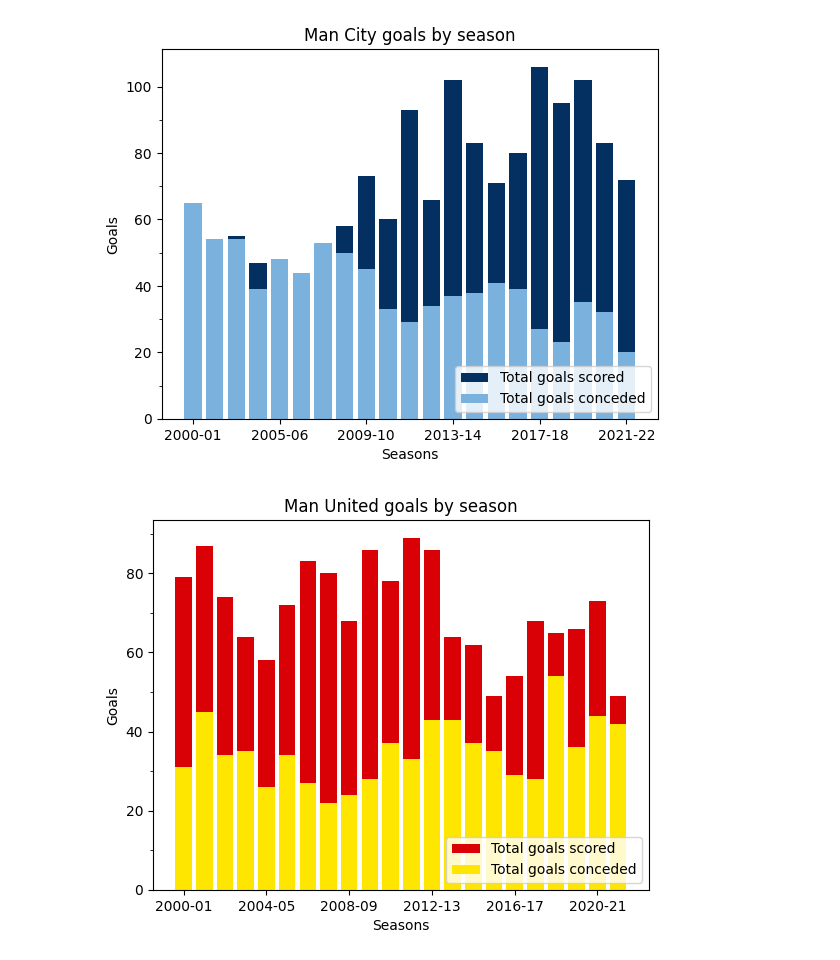
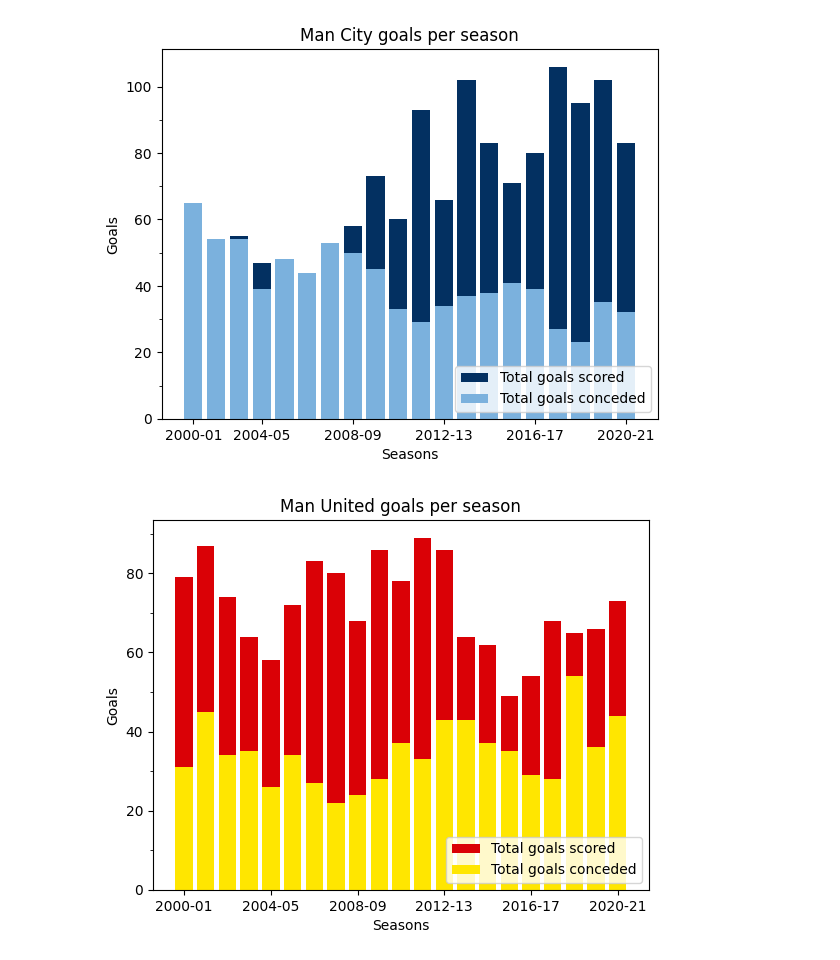
Before and after one commit to alexsandro49/premier-league-statistics-00-20, a Jupyter notebook: goals by seasons/main.ipynb, the cells around one changed output. Saved outputs shown, nothing was run; the diff lists cells and outputs as text; code cells hidden in the pictures.

```diff
--- a/goals by seasons/main.ipynb
+++ b/goals by seasons/main.ipynb
@@ -4,5 +4,5 @@ import numpy as np
 import matplotlib.pyplot as plt
 # %%
 df = pd.read_csv('../results.csv', encoding='ISO-8859-1')
-df_00_to_21 = df[df['Season'] >= '2000-01']
+df_00_to_21 = df[(df['Season'] >= '2000-01') & (df['Season'] < '2021-22')]
 # %%
@@ -59,35 +62,37 @@ plt.show()
 # %%
-df_man_city_by_season = df_00_to_21[df_00_to_21['HomeTeam'] == 'Man City'].groupby('Season').sum().reset_index()
-df_man_city_by_season['TGS'] = df_man_city_by_season['FTHG'] + df_00_to_21[df_00_to_21['AwayTeam'] == 'Man City'].groupby('Season').sum().reset_index()['FTAG']
-df_man_city_by_season['TGC'] = df_man_city_by_season['FTAG'] + df_00_to_21[df_00_to_21['AwayTeam'] == 'Man City'].groupby('Season').sum().reset_index()['FTHG']
+df_man_city_per_season = df_00_to_21.loc[df_00_to_21['HomeTeam'] == 'Man City', ['Season', 'FTHG', 'FTAG']].groupby('Season').sum().reset_index()
+df_man_city_per_season.rename(columns={'FTHG':'TGS', 'FTAG':'TGC'}, inplace=True)
+df_man_city_per_season['TGS'] += df_00_to_21[df_00_to_21['AwayTeam'] == 'Man City'].groupby('Season').sum().reset_index()['FTAG']
+df_man_city_per_season['TGC'] += df_00_to_21[df_00_to_21['AwayTeam'] == 'Man City'].groupby('Season').sum().reset_index()['FTHG']
 
-plt.bar(df_man_city_by_season['Season'], df_man_city_by_season['TGS'], label='Total goals scored', color='#033061ff')
-plt.bar(df_man_city_by_season['Season'], df_man_city_by_season['TGC'], label='Total goals conceded', color='#7BB1DDff')
-plt.title('Man City goals by season')
+plt.bar(df_man_city_per_season['Season'], df_man_city_per_season['TGS'], label='Total goals scored', color='#033061ff')
+plt.bar(df_man_city_per_season['Season'], df_man_city_per_season['TGC'], label='Total goals conceded', color='#7BB1DDff')
+plt.title('Man City goals per season')
 plt.xlabel('Seasons')
 plt.ylabel('Goals')
-plt.xticks([df_man_city_by_season.loc[i, 'Season'] for i in range(0, len(df_man_city_by_season), 4)])
+plt.xticks(df_man_city_per_season.loc[np.linspace(0, len(df_man_city_per_season)-1, 6, dtype=int), 'Season'])
 plt.yticks(np.arange(10, 91, 10), minor=True)
 plt.legend(loc='lower right')
-plt.savefig('man_city_goals_by_season.png')
+plt.savefig('man_city_goals_per_season.png')
 plt.show()
 # %% [output]
-[figure, old version]
+[figure, new version]
 # %%
-df_man_united_by_season = df_00_to_21[df_00_to_21['HomeTeam'] == 'Man United'].groupby('Season').sum().reset_index()
-df_man_united_by_season['TGS'] = df_man_united_by_season['FTHG'] + df_00_to_21[df_00_to_21['AwayTeam'] == 'Man United'].groupby('Season').sum().reset_index()['FTAG']
-df_man_united_by_season['TGC'] = df_man_united_by_season['FTAG'] + df_00_to_21[df_00_to_21['AwayTeam'] == 'Man United'].groupby('Season').sum().reset_index()['FTHG']
+df_man_united_per_season = df_00_to_21.loc[df_00_to_21['HomeTeam'] == 'Man United', ['Season', 'FTHG', 'FTAG']].groupby('Season').sum().reset_index()
+df_man_united_per_season.rename(columns={'FTHG':'TGS', 'FTAG':'TGC'}, inplace=True)
+df_man_united_per_season['TGS'] += df_00_to_21[df_00_to_21['AwayTeam'] == 'Man United'].groupby('Season').sum().reset_index()['FTAG']
+df_man_united_per_season['TGC'] += df_00_to_21[df_00_to_21['AwayTeam'] == 'Man United'].groupby('Season').sum().reset_index()['FTHG']
 
-plt.bar(df_man_united_by_season['Season'], df_man_united_by_season['TGS'], label='Total goals scored', color='#DA0106ff')
-plt.bar(df_man_united_by_season['Season'], df_man_united_by_season['TGC'], label='Total goals conceded', color='#FFE600ff')
-plt.title('Man United goals by season')
+plt.bar(df_man_united_per_season['Season'], df_man_united_per_season['TGS'], label='Total goals scored', color='#DA0106ff')
+plt.bar(df_man_united_per_season['Season'], df_man_united_per_season['TGC'], label='Total goals conceded', color='#FFE600ff')
+plt.title('Man United goals per season')
 plt.xlabel('Seasons')
 plt.ylabel('Goals')
-plt.xticks([df_man_united_by_season.loc[i, 'Season'] for i in range(0, len(df_man_united_by_season), 4)])
+plt.xticks(df_man_united_per_season.loc[np.linspace(0, len(df_man_united_per_season)-1, 6, dtype=int), 'Season'])
 plt.yticks(np.arange(10, 91, 10), minor=True)
 plt.legend(loc='lower right')
-plt.savefig('man_united_goals_by_season.png')
+plt.savefig('man_united_goals_per_season.png')
 plt.show()
 # %% [output]
-[figure, old version]
+[figure, new version]
 # %%
```
Also changed, not shown: parts of 6 cells of this notebook, 16 other files.
